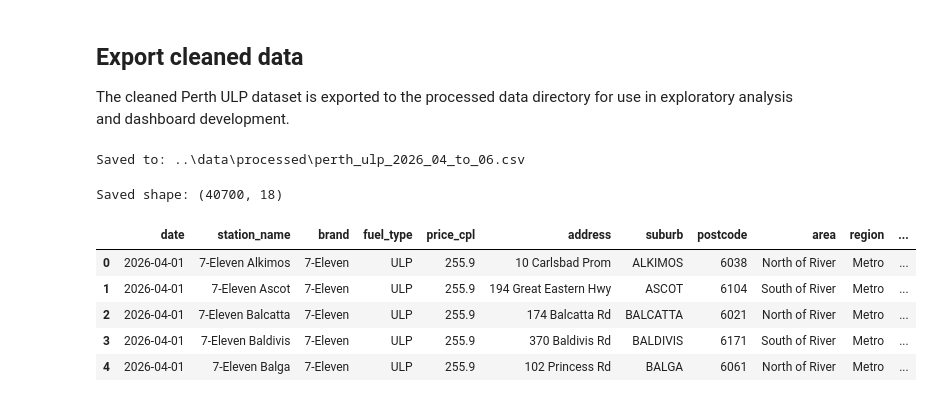
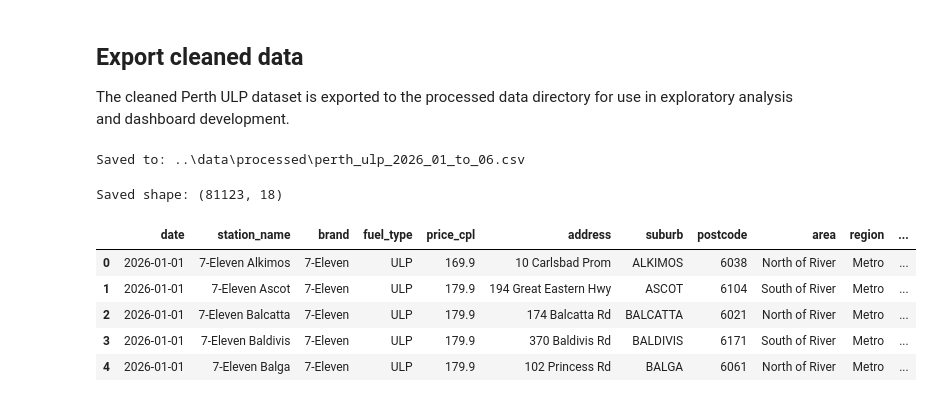
Before and after one commit to LamCheems/wa-fuel-price-analytics, a Jupyter notebook: notebooks/01_data_inspection.ipynb, the cells around one changed output. Saved outputs shown, nothing was run; the diff lists cells and outputs as text; code cells hidden in the pictures.

Commit message:
Update dashboard and data preparation for six months

```diff
--- a/notebooks/01_data_inspection.ipynb
+++ b/notebooks/01_data_inspection.ipynb
@@ -464,7 +463,7 @@ Unique stations: 451
 The cleaned Perth ULP dataset is exported to the processed data directory for use in exploratory analysis and dashboard development.
 # %%
 processed_path = Path(
-    "../data/processed/perth_ulp_2026_04_to_06.csv"
+    "../data/processed/perth_ulp_2026_01_to_06.csv"
 )
 
 perth_ulp_df.to_csv(
@@ -474,19 +473,19 @@ perth_ulp_df.to_csv(
 
 print("Saved to:", processed_path)
 # %% [output]
-Saved to: ..\data\processed\perth_ulp_2026_04_to_06.csv
+Saved to: ..\data\processed\perth_ulp_2026_01_to_06.csv
 # %%
 check_df = pd.read_csv(
-    "../data/processed/perth_ulp_2026_04_to_06.csv"
+    "../data/processed/perth_ulp_2026_01_to_06.csv"
 )
 
 print("Saved shape:", check_df.shape)
 check_df.head()
 # %% [output]
-Saved shape: (40700, 18)
+Saved shape: (81123, 18)
 |  | date | station_name | brand | fuel_type | price_cpl | address | suburb | postcode | area | region | ... |
-| 0 | 2026-04-01 | 7-Eleven Alkimos | 7-Eleven | ULP | 255.9 | 10 Carlsbad Prom | ALKIMOS | 6038 | North of River | Metro | ... |
-| 1 | 2026-04-01 | 7-Eleven Ascot | 7-Eleven | ULP | 255.9 | 194 Great Eastern Hwy | ASCOT | 6104 | South of River | Metro | ... |
-| 2 | 2026-04-01 | 7-Eleven Balcatta | 7-Eleven | ULP | 255.9 | 174 Balcatta Rd | BALCATTA | 6021 | North of River | Metro | ... |
-| 3 | 2026-04-01 | 7-Eleven Baldivis | 7-Eleven | ULP | 255.9 | 370 Baldivis Rd | BALDIVIS | 6171 | South of River | Metro | ... |
-| 4 | 2026-04-01 | 7-Eleven Balga | 7-Eleven | ULP | 255.9 | 102 Princess Rd | BALGA | 6061 | North of River | Metro | ... |
+| 0 | 2026-01-01 | 7-Eleven Alkimos | 7-Eleven | ULP | 169.9 | 10 Carlsbad Prom | ALKIMOS | 6038 | North of River | Metro | ... |
+| 1 | 2026-01-01 | 7-Eleven Ascot | 7-Eleven | ULP | 179.9 | 194 Great Eastern Hwy | ASCOT | 6104 | South of River | Metro | ... |
+| 2 | 2026-01-01 | 7-Eleven Balcatta | 7-Eleven | ULP | 179.9 | 174 Balcatta Rd | BALCATTA | 6021 | North of River | Metro | ... |
+| 3 | 2026-01-01 | 7-Eleven Baldivis | 7-Eleven | ULP | 179.9 | 370 Baldivis Rd | BALDIVIS | 6171 | South of River | Metro | ... |
+| 4 | 2026-01-01 | 7-Eleven Balga | 7-Eleven | ULP | 179.9 | 102 Princess Rd | BALGA | 6061 | North of River | Metro | ... |
```
Also changed, not shown: parts of 11 cells of this notebook, 1 other file.
